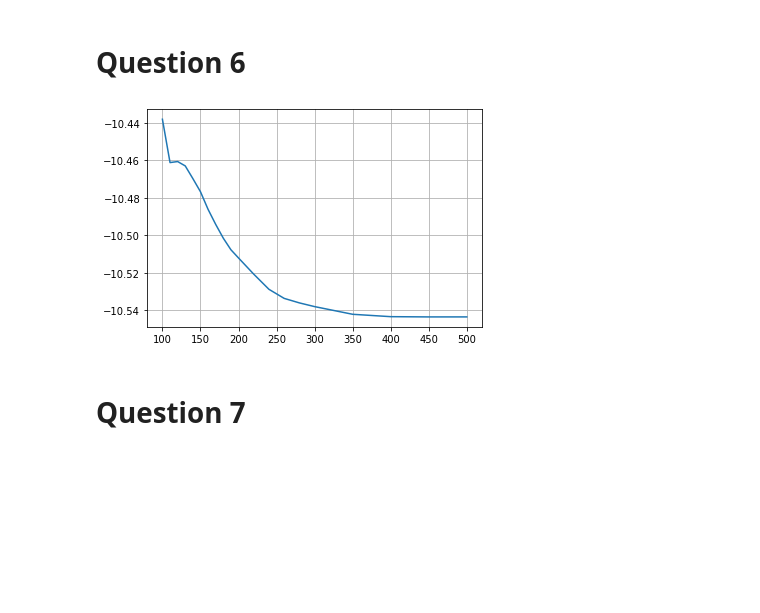
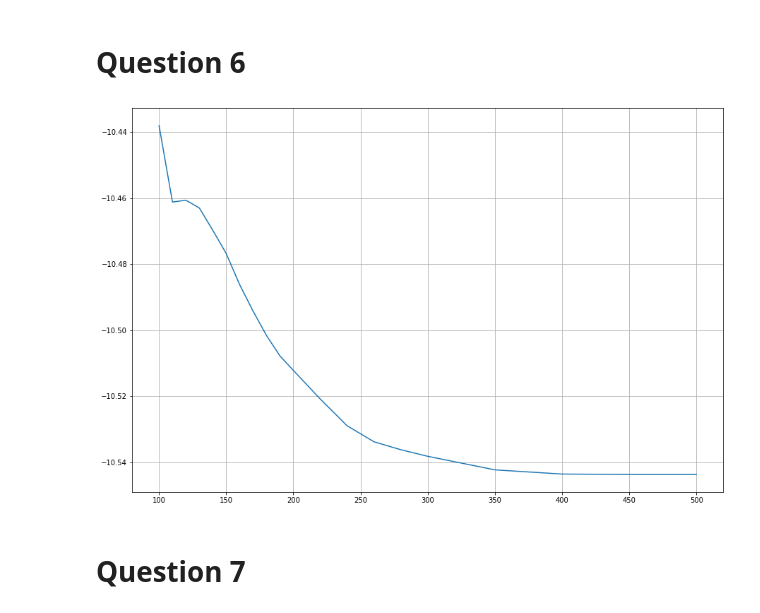
Before and after one commit to LeiRoF/M1-TP-Solid-State, a Jupyter notebook: Rapport_TP1.ipynb, the cells around one changed output. Drawn from its saved outputs; the diff is of its cells as text; code cells hidden in the pictures; blank space fills up the shorter version.

```diff
--- a/Rapport_TP1.ipynb
+++ b/Rapport_TP1.ipynb
@@ -72,14 +72,15 @@ done
 # %%
 from numpy import *
 import matplotlib.pyplot as plt
 
 data = loadtxt('results/Q6_energy.txt')
 
+plt.figure(figsize=[15,10])
 plt.plot(data[:,0],data[:,1])
 plt.grid()
 plt.show()
 # %% [output]
-[figure, old version]
+[figure, new version]
 # %% [markdown]
 # Question 7
 # %%
```
Also changed, not shown: parts of 2 cells of this notebook, 1 other file.
